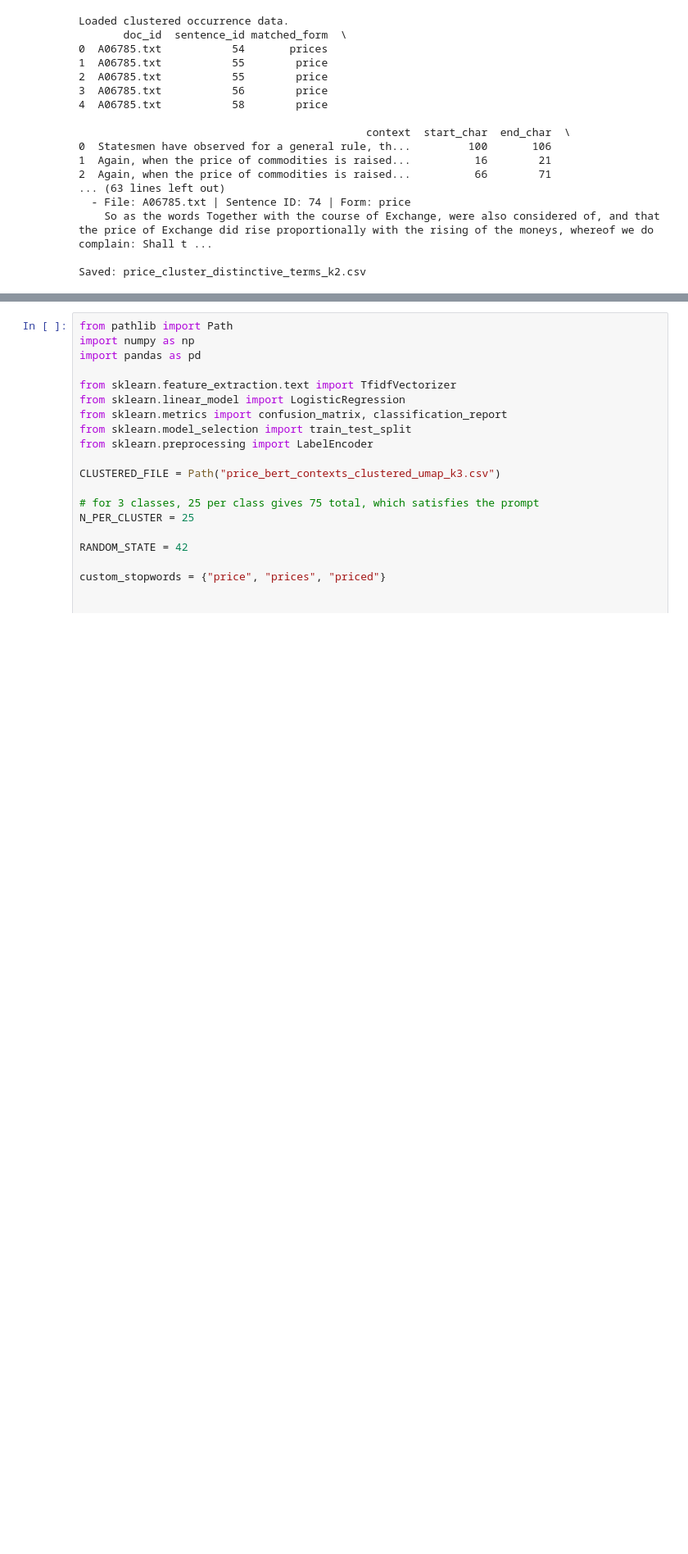
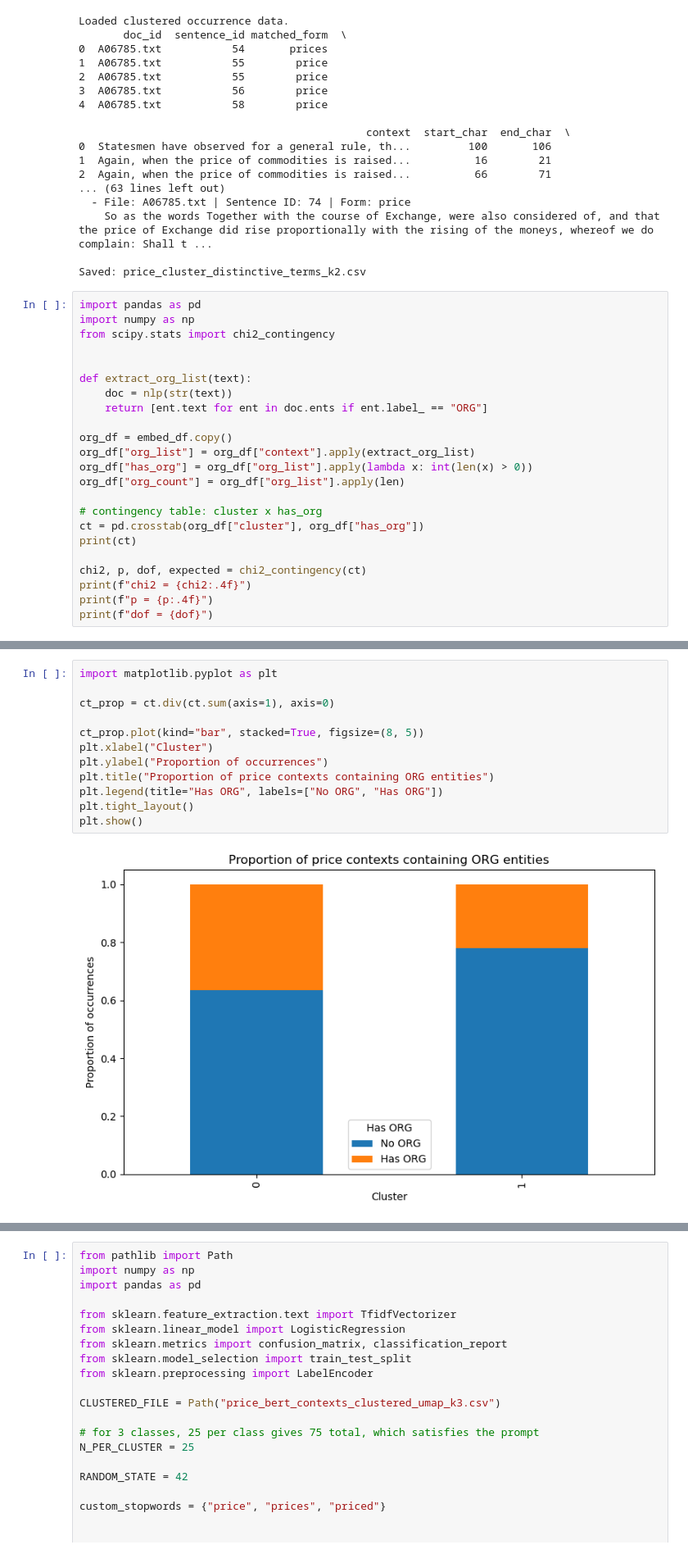
Before and after one commit to CiuuT/IDS-570-Final-Project, a Jupyter notebook: Final Project.ipynb, the cells around one changed output, grey strips where cells are left out. Shown at 82% size. Drawn from its saved outputs; the diff is of its cells as text; blank space fills up the shorter version.

```diff
--- a/Final Project.ipynb
+++ b/Final Project.ipynb
@@ -856,3 +892,26 @@ Loaded clustered occurrence data.
     So as the words Together with the course of Exchange, were also considered of, and that the price of Exchange did rise proportionally with the rising of the moneys, whereof we do complain: Shall t ...
 
 Saved: price_cluster_distinctive_terms_k2.csv
+# %%
+import pandas as pd
+import numpy as np
+from scipy.stats import chi2_contingency
+
+
+def extract_org_list(text):
+    doc = nlp(str(text))
+    return [ent.text for ent in doc.ents if ent.label_ == "ORG"]
+
+org_df = embed_df.copy()
+org_df["org_list"] = org_df["context"].apply(extract_org_list)
+org_df["has_org"] = org_df["org_list"].apply(lambda x: int(len(x) > 0))
+org_df["org_count"] = org_df["org_list"].apply(len)
+
+# contingency table: cluster x has_org
+ct = pd.crosstab(org_df["cluster"], org_df["has_org"])
+print(ct)
+
+chi2, p, dof, expected = chi2_contingency(ct)
+print(f"chi2 = {chi2:.4f}")
+print(f"p = {p:.4f}")
+print(f"dof = {dof}")
@@ -858,0 +976,14 @@ Saved: price_cluster_distinctive_terms_k2.csv
+# %%
+import matplotlib.pyplot as plt
+
+ct_prop = ct.div(ct.sum(axis=1), axis=0)
+
+ct_prop.plot(kind="bar", stacked=True, figsize=(8, 5))
+plt.xlabel("Cluster")
+plt.ylabel("Proportion of occurrences")
+plt.title("Proportion of price contexts containing ORG entities")
+plt.legend(title="Has ORG", labels=["No ORG", "Has ORG"])
+plt.tight_layout()
+plt.show()
+# %% [output]
+[figure, added]
```
Also changed, not shown: parts of 30 cells of this notebook, 16 other files.
